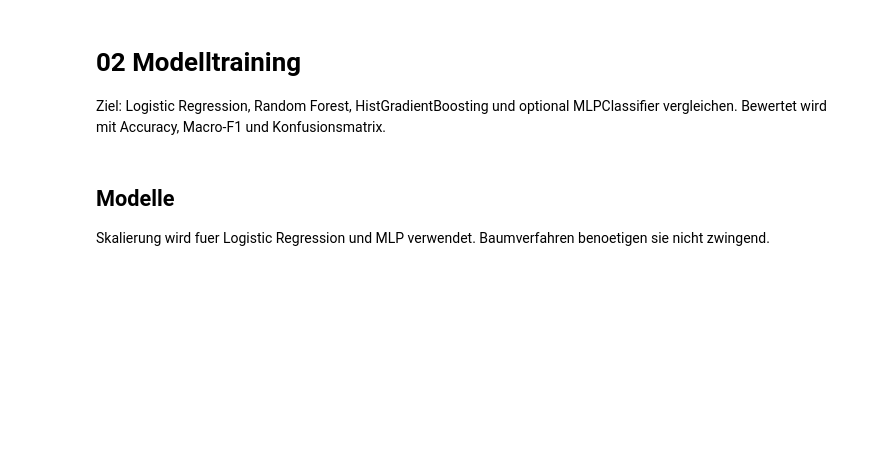
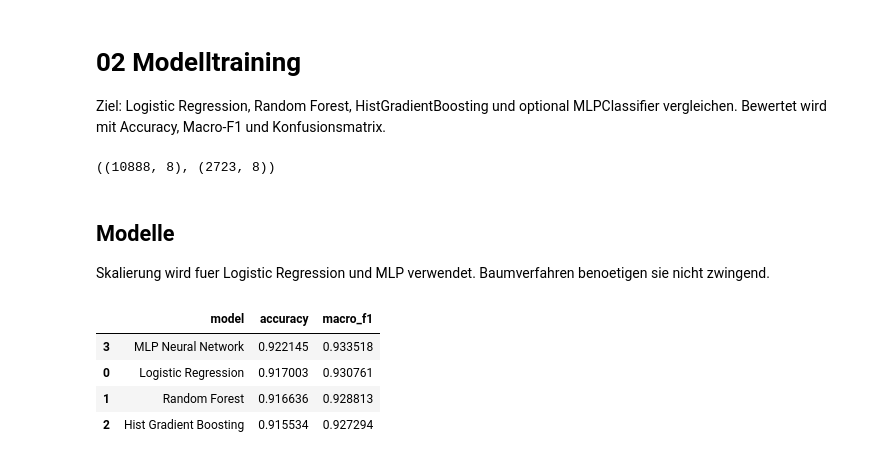
Before and after one commit to lukadeda/xai-drybean-project, a Jupyter notebook: notebooks/02_model_training.ipynb, the cells around one changed output. Drawn from its saved outputs; the diff is of its cells as text; code cells hidden in the pictures; blank space fills up the shorter version.

```diff
--- a/notebooks/02_model_training.ipynb
+++ b/notebooks/02_model_training.ipynb
@@ -25,13 +25,13 @@ y = dry_bean.data.targets.squeeze()
 
 selected_features = [
     "Area",
-    "AspectRation",
+    "AspectRatio",
     "Eccentricity",
     "Compactness",
     "Roundness",
     "ShapeFactor1",
     "ShapeFactor2",
-    "ShapeFactor3",
+    "ShapeFactor4",
 ]
 X = X_all[selected_features]
 
@@ -39,6 +39,8 @@ X_train, X_test, y_train, y_test = train_test_split(
     X, y, test_size=0.2, stratify=y, random_state=RANDOM_STATE
 )
 X_train.shape, X_test.shape
+# %% [output]
+((10888, 8), (2723, 8))
 # %% [markdown]
 ## Modelle
 
@@ -51,34 +53,40 @@ models = {
     ]),
     "Random Forest": RandomForestClassifier(
         n_estimators=300, random_state=RANDOM_STATE, class_weight="balanced"
     ),
     "Hist Gradient Boosting": HistGradientBoostingClassifier(random_state=RANDOM_STATE),
     "MLP Neural Network": Pipeline([
         ("scaler", StandardScaler()),
         ("model", MLPClassifier(
             hidden_layer_sizes=(64, 32),
             max_iter=500,
             random_state=RANDOM_STATE,
-            early_stopping=True,
+            early_stopping=False, # War vorher auf True, hat aber das Ergebnis verschlechtert
         )),
     ]),
 }
 
 results = []
 fitted_models = {}
 
 for name, model in models.items():
     model.fit(X_train, y_train)
     y_pred = model.predict(X_test)
     fitted_models[name] = model
     results.append({
         "model": name,
         "accuracy": accuracy_score(y_test, y_pred),
         "macro_f1": f1_score(y_test, y_pred, average="macro"),
     })
 
 results_df = pd.DataFrame(results).sort_values("macro_f1", ascending=False)
 results_df
+# %% [output]
+|  | model | accuracy | macro_f1 |
+| 3 | MLP Neural Network | 0.922145 | 0.933518 |
+| 0 | Logistic Regression | 0.917003 | 0.930761 |
+| 1 | Random Forest | 0.916636 | 0.928813 |
+| 2 | Hist Gradient Boosting | 0.915534 | 0.927294 |
 # %%
 best_model_name = results_df.iloc[0]["model"]
 best_model = fitted_models[best_model_name]
```
Also changed, not shown: parts of 2 cells of this notebook, 1 other file.
